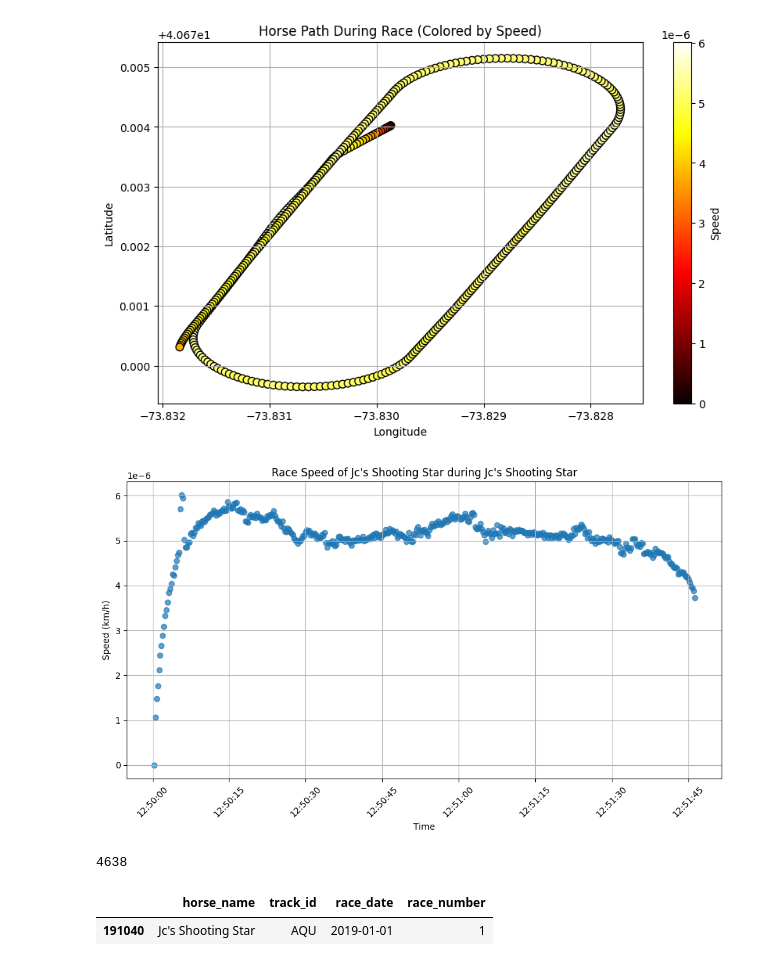
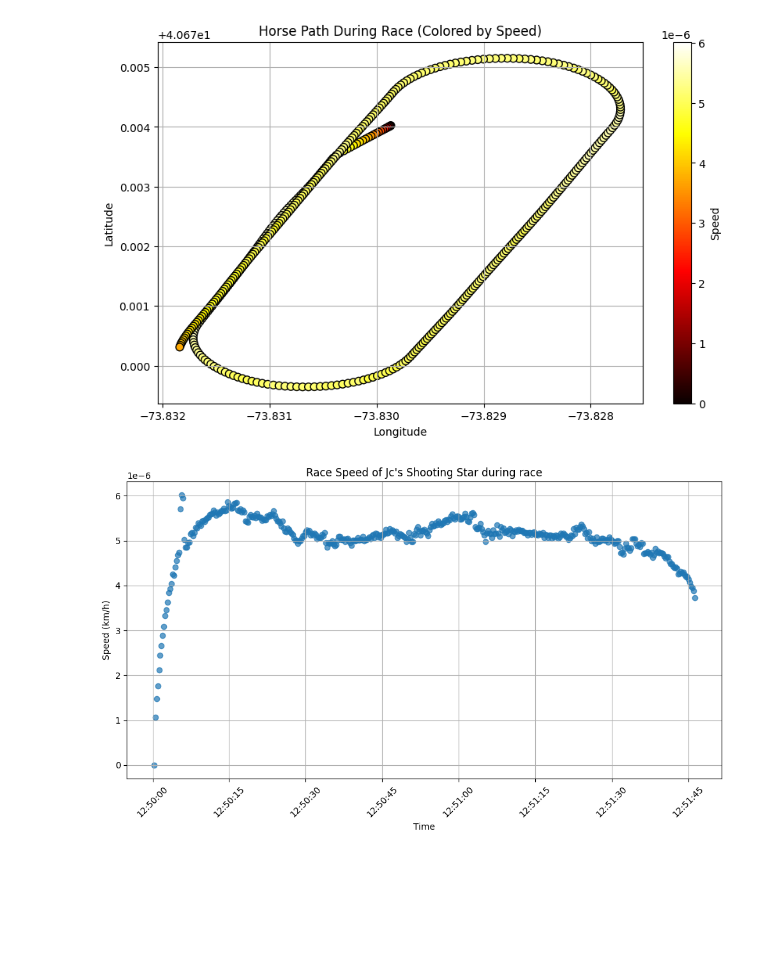
Before and after one commit to sajodajo/HorseRacing, a Jupyter notebook: notebooks/1_EDA_SJ.ipynb, the cells around one changed output. Drawn from its saved outputs; the diff is of its cells as text; code cells hidden in the pictures; blank space fills up the shorter version.

```diff
--- a/notebooks/1_EDA_SJ.ipynb
+++ b/notebooks/1_EDA_SJ.ipynb
@@ -271,22 +287,18 @@ plt.show()
 # %%
 import matplotlib.pyplot as plt
 
 # Scatter plot of speed over time
 plt.figure(figsize=(10, 6))
 plt.scatter(exampleRace['timestamp'], exampleRace['speed_kmh'], alpha=0.7)
 
 # Formatting
 plt.xlabel('Time')
 plt.ylabel('Speed (km/h)')
-plt.title(f'Race Speed of {df["horse_name"].values[0]} during {df["horse_name"].values[0]}')
+plt.title(f'Race Speed of {df["horse_name"].values[0]} during race')
 plt.xticks(rotation=45)
 plt.grid(True)
 
 plt.tight_layout()
 plt.show()
 # %% [output]
-[figure, old version]
+[figure, new version]
-# %%
-df['horse_id'].nunique()
-# %% [output]
-4638
@@ -297,11 +307,6 @@ def performanceCheck(df, horseName,trackID,raceDate,raceNumber):
     mask = (df['horse_name'] == horseName) & (df['track_id']==trackID) & (df['race_date']==raceDate) & (df['race_number']==raceNumber)
     df = df[mask]
     return df
-# %%
-df[['horse_name','track_id','race_date','race_number']].head(1)
-# %% [output]
-|  | horse_name | track_id | race_date | race_number |
-| 191040 | Jc's Shooting Star | AQU | 2019-01-01 | 1 |
 # %%
 performanceCheck(df, "Jc's Shooting Star",'AQU','2019-01-01',1)
 # %% [output]
```
Also changed, not shown: parts of 8 cells of this notebook.
